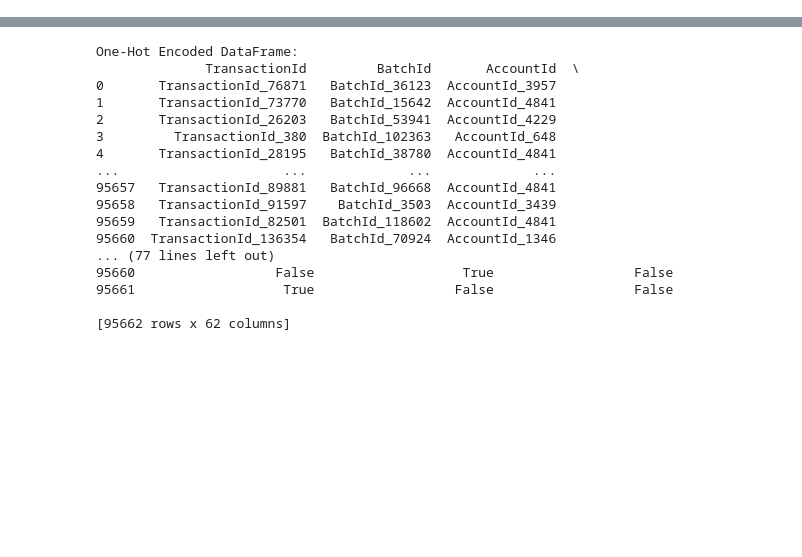
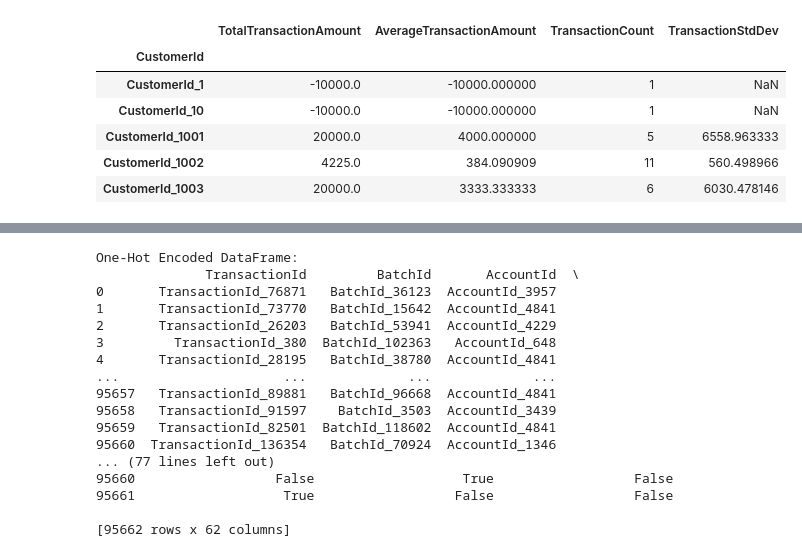
Before and after one commit to kaleabb266/Credit_Scoring_Project, a Jupyter notebook: notebook/feature_engineering (1).ipynb, the cells around one changed output, grey strips where cells are left out. Drawn from its saved outputs; the diff is of its cells as text; code cells hidden in the pictures; blank space fills up the shorter version.

```diff
--- a/notebook/feature_engineering (1).ipynb
+++ b/notebook/feature_engineering (1).ipynb
@@ -8,7 +9,16 @@ from scripts.Default_estimator_WoE import calculate_rfms, create_default_estimat
 # %%
-df = pd.read_csv("data/data.csv")
+df = pd.read_csv('../data/data.csv')
 # %%
 aggregate_features = compute_customer_metrics(df)
+aggregate_features.head()
+# %% [output]
+|  | TotalTransactionAmount | AverageTransactionAmount | TransactionCount | TransactionStdDev |
+| CustomerId |  |  |  |  |
+| CustomerId_1 | -10000.0 | -10000.000000 | 1 | NaN |
+| CustomerId_10 | -10000.0 | -10000.000000 | 1 | NaN |
+| CustomerId_1001 | 20000.0 | 4000.000000 | 5 | 6558.963333 |
+| CustomerId_1002 | 4225.0 | 384.090909 | 11 | 560.498966 |
+| CustomerId_1003 | 20000.0 | 3333.333333 | 6 | 6030.478146 |
 # %%
 merged_df = pd.merge(df, aggregate_features , on = 'CustomerId')
 # %%
```
Also changed, not shown: parts of 11 cells of this notebook.
